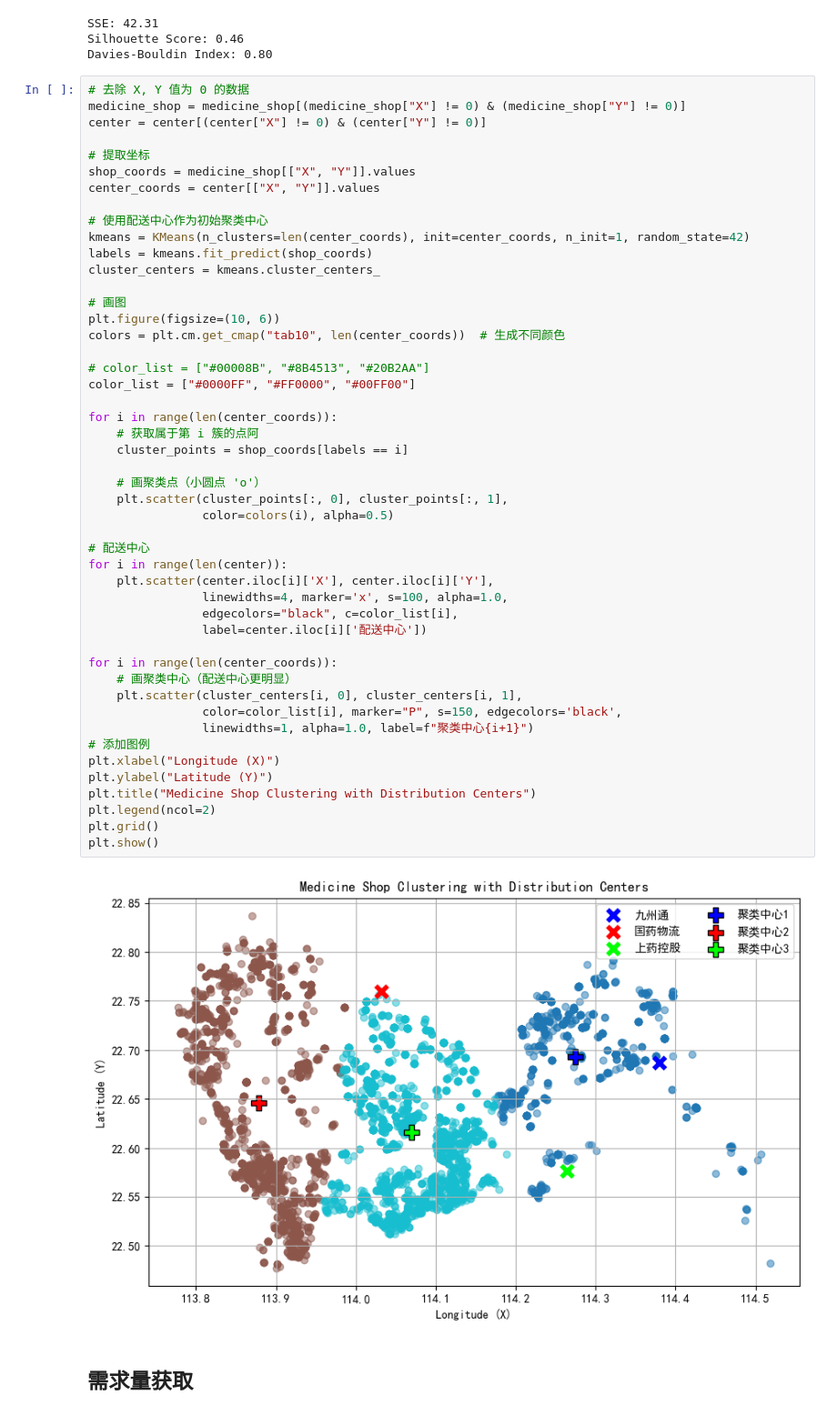
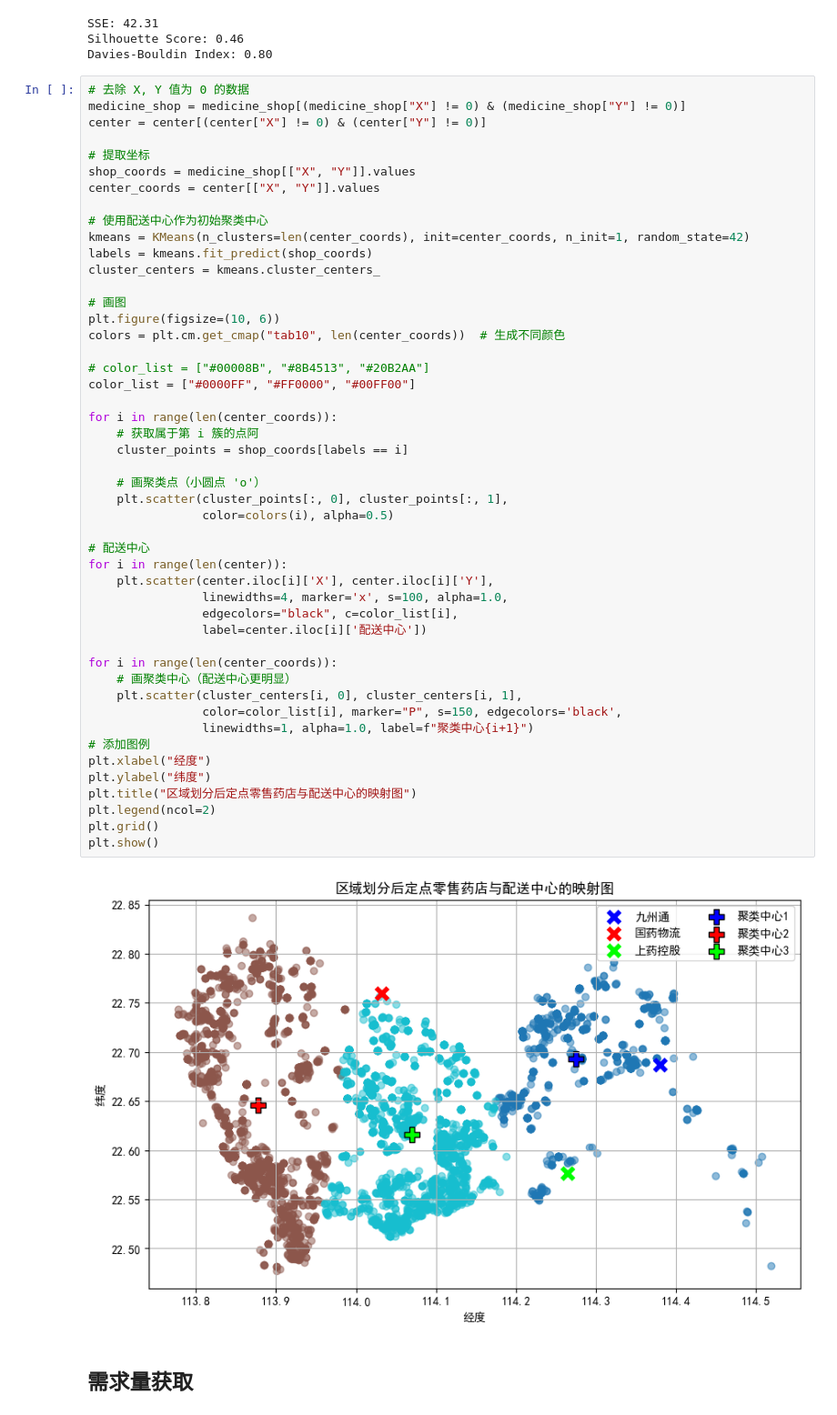
Before and after one commit to w0xd3/thesis, a Jupyter notebook: code/main.ipynb, the cells around one changed output. Shown at 91% size. Saved outputs shown, nothing was run; the diff lists cells and outputs as text.

```diff
--- a/code/main.ipynb
+++ b/code/main.ipynb
@@ -67,37 +67,37 @@ plt.figure(figsize=(10, 6))
 colors = plt.cm.get_cmap("tab10", len(center_coords))  # 生成不同颜色
 
 # color_list = ["#00008B", "#8B4513", "#20B2AA"]
 color_list = ["#0000FF", "#FF0000", "#00FF00"]
 
 for i in range(len(center_coords)):
     # 获取属于第 i 簇的点阿
     cluster_points = shop_coords[labels == i]
 
     # 画聚类点（小圆点 'o'）
     plt.scatter(cluster_points[:, 0], cluster_points[:, 1],
                 color=colors(i), alpha=0.5)
 
 # 配送中心
 for i in range(len(center)):
     plt.scatter(center.iloc[i]['X'], center.iloc[i]['Y'],
                 linewidths=4, marker='x', s=100, alpha=1.0,
                 edgecolors="black", c=color_list[i],
                 label=center.iloc[i]['配送中心'])
 
 for i in range(len(center_coords)):
     # 画聚类中心（配送中心更明显）
     plt.scatter(cluster_centers[i, 0], cluster_centers[i, 1],
                 color=color_list[i], marker="P", s=150, edgecolors='black',
                 linewidths=1, alpha=1.0, label=f"聚类中心{i+1}")
 # 添加图例
-plt.xlabel("Longitude (X)")
-plt.ylabel("Latitude (Y)")
-plt.title("Medicine Shop Clustering with Distribution Centers")
+plt.xlabel("经度")
+plt.ylabel("纬度")
+plt.title("区域划分后定点零售药店与配送中心的映射图")
 plt.legend(ncol=2)
 plt.grid()
 plt.show()
 # %% [output]
-[figure, old version]
+[figure, new version]
 # %% [markdown]
 ## 需求量获取
 # %%
```
Also changed, not shown: parts of 10 cells of this notebook, 4 other files.
